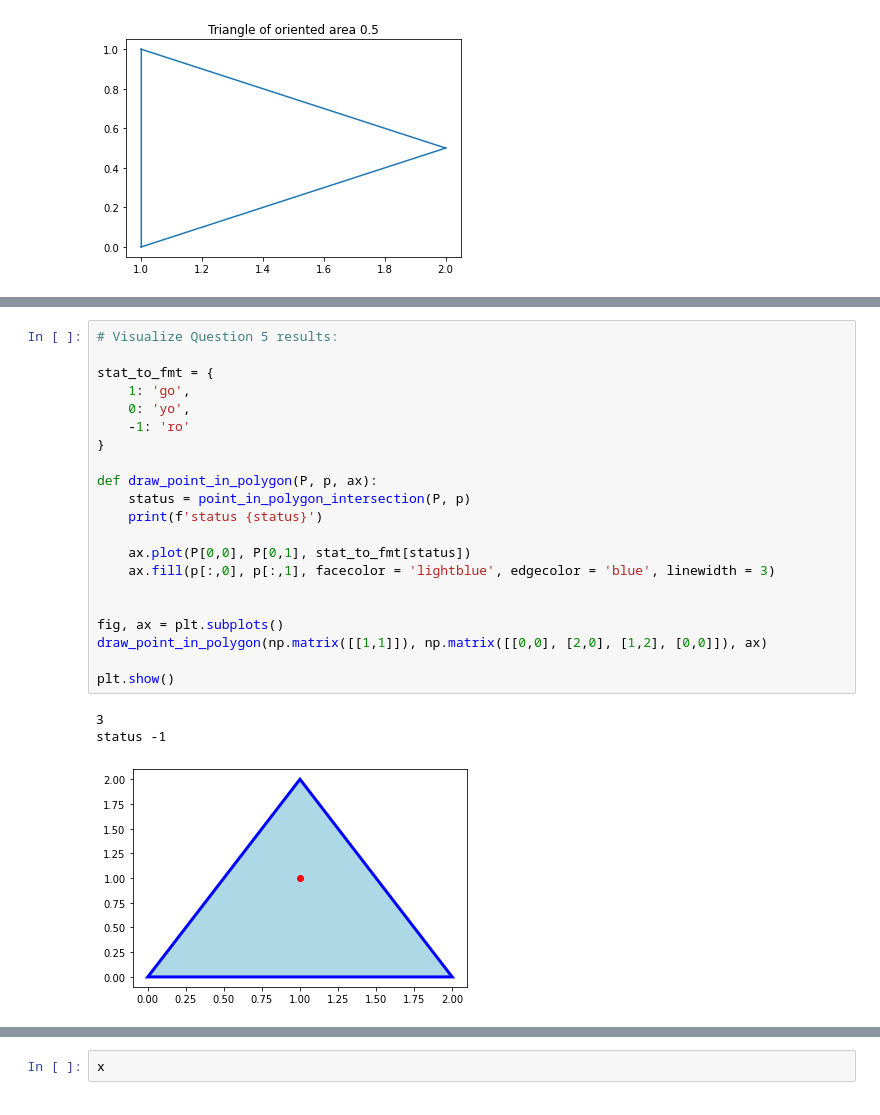
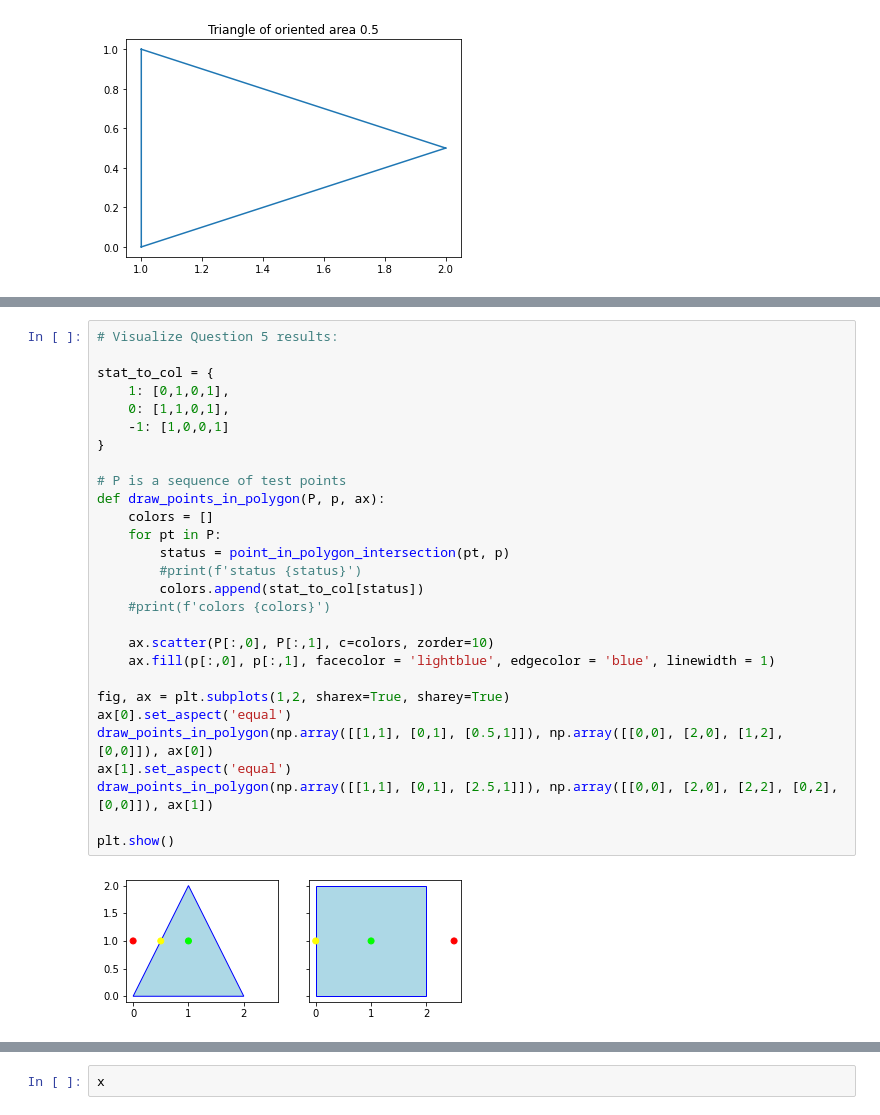
Before and after one commit to carolhmj/computational-geometry, a Jupyter notebook: exercise2/exercise2.ipynb, the cells around one changed output, grey strips where cells are left out. Drawn from its saved outputs; the diff is of its cells as text.

Commit message:
Finish first point on polygon function, starting the next one

```diff
--- a/exercise2/exercise2.ipynb
+++ b/exercise2/exercise2.ipynb
@@ -146,26 +157,31 @@ def point_in_polygon_intersection(P, p):
 # %%
 # Visualize Question 5 results:
 
-stat_to_fmt = {
-    1: 'go',
-    0: 'yo',
-    -1: 'ro'
+stat_to_col = {
+    1: [0,1,0,1],
+    0: [1,1,0,1],
+    -1: [1,0,0,1]
 }
 
-def draw_point_in_polygon(P, p, ax):
-    status = point_in_polygon_intersection(P, p)
-    print(f'status {status}')
+# P is a sequence of test points
+def draw_points_in_polygon(P, p, ax):
+    colors = []
+    for pt in P:
+        status = point_in_polygon_intersection(pt, p)
+        #print(f'status {status}')
+        colors.append(stat_to_col[status])
+    #print(f'colors {colors}')
 
-    ax.plot(P[0,0], P[0,1], stat_to_fmt[status])
-    ax.fill(p[:,0], p[:,1], facecolor = 'lightblue', edgecolor = 'blue', linewidth = 3)
+    ax.scatter(P[:,0], P[:,1], c=colors, zorder=10)
+    ax.fill(p[:,0], p[:,1], facecolor = 'lightblue', edgecolor = 'blue', linewidth = 1)
 
-
-fig, ax = plt.subplots()
-draw_point_in_polygon(np.matrix([[1,1]]), np.matrix([[0,0], [2,0], [1,2], [0,0]]), ax)
+fig, ax = plt.subplots(1,2, sharex=True, sharey=True)
+ax[0].set_aspect('equal')
+draw_points_in_polygon(np.array([[1,1], [0,1], [0.5,1]]), np.array([[0,0], [2,0], [1,2], [0,0]]), ax[0])
+ax[1].set_aspect('equal')
+draw_points_in_polygon(np.array([[1,1], [0,1], [2.5,1]]), np.array([[0,0], [2,0], [2,2], [0,2], [0,0]]), ax[1])
 
 plt.show()
 # %% [output]
-3
-status -1
-[figure, old version]
+[figure, new version]
 # %%
```
Also changed, not shown: parts of 2 cells of this notebook.
